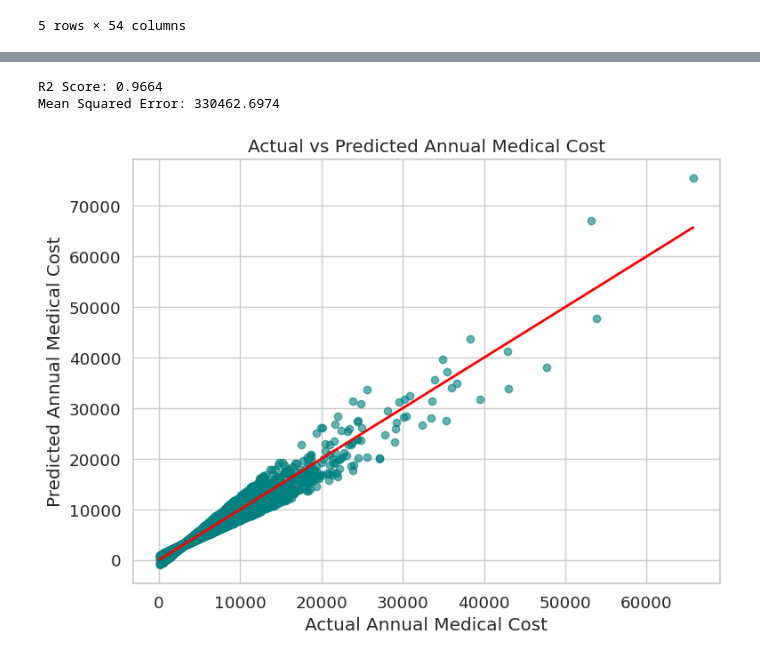
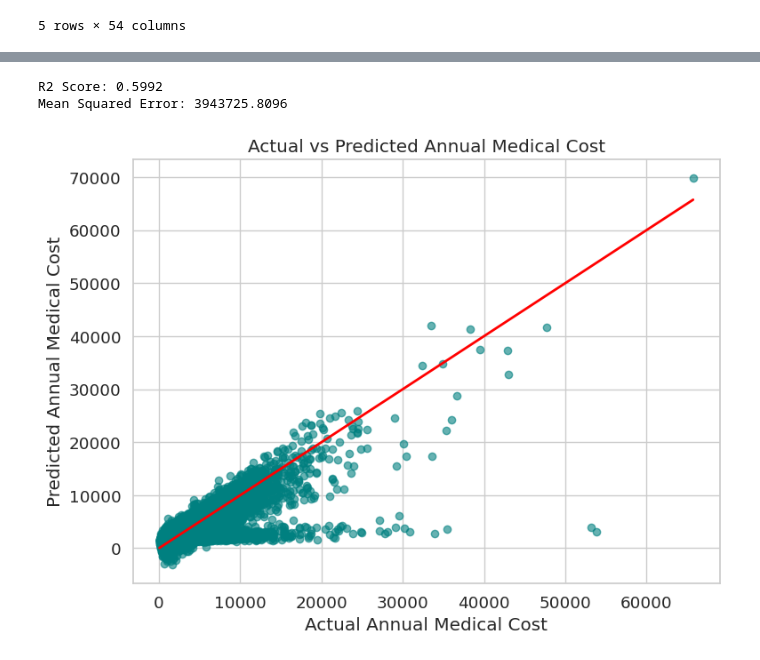
Before and after one commit to IvanNieto00/IA2025, a Jupyter notebook: 19-IA2025 NotebookBase.ipynb, the cells around one changed output, grey strips where cells are left out. Drawn from its saved outputs; the diff is of its cells as text; code cells hidden in the pictures.

Commit message:
Notebook V2. No se usan los premiums para estimar

```diff
--- a/19-IA2025 NotebookBase.ipynb
+++ b/19-IA2025 NotebookBase.ipynb
@@ -75,7 +77,7 @@ dtype: object
 target = 'annual_medical_cost'
 
 # Exclude identifiers and the target from features
-exclude_cols = ['person_id', target]
+exclude_cols = ['person_id', target, 'annual_premium','monthly_premium']
 features = df.drop(columns=exclude_cols, errors='ignore')
 
 # Identify categorical and numerical columns from the remaining features
@@ -88,33 +90,33 @@ features_encoded = pd.get_dummies(features, columns=categorical_features, drop_f
 # Define X and y for modeling
 X = features_encoded
 y = df[target]
 
 # Split into training and testing sets
 X_train, X_test, y_train, y_test = train_test_split(X, y, test_size=0.2, random_state=42)
 
 # Initialize and train the regression model
 model = LinearRegression()
 model.fit(X_train, y_train)
 
 # Predict on the test set
 y_pred = model.predict(X_test)
 
 # Evaluate the model
 r2 = r2_score(y_test, y_pred)
 mse = mean_squared_error(y_test, y_pred)
 print(f'R2 Score: {r2:.4f}')
 print(f'Mean Squared Error: {mse:.4f}')
 
 # For visual inspection, plot actual vs predicted values
 plt.figure(figsize=(8, 6))
 plt.scatter(y_test, y_pred, alpha=0.6, color='teal')
 plt.xlabel('Actual Annual Medical Cost')
 plt.ylabel('Predicted Annual Medical Cost')
 plt.title('Actual vs Predicted Annual Medical Cost')
 plt.plot([y_test.min(), y_test.max()], [y_test.min(), y_test.max()], color='red', lw=2)
 plt.tight_layout()
 plt.show()
 # %% [output]
-R2 Score: 0.9664
-Mean Squared Error: 330462.6974
+R2 Score: 0.5992
+Mean Squared Error: 3943725.8096
-[figure, old version]
+[figure, new version]
```
Also changed, not shown: parts of 1 cell of this notebook.
